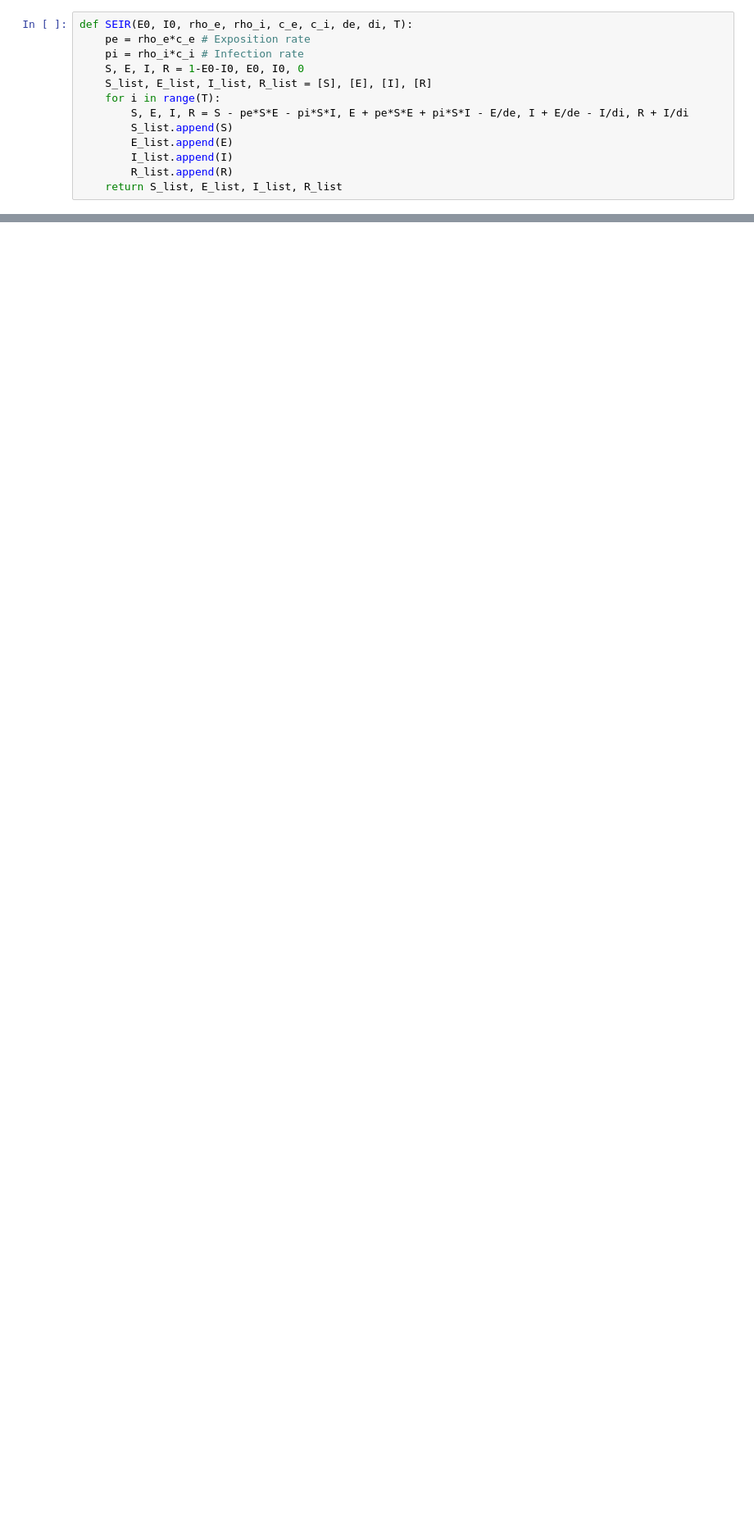
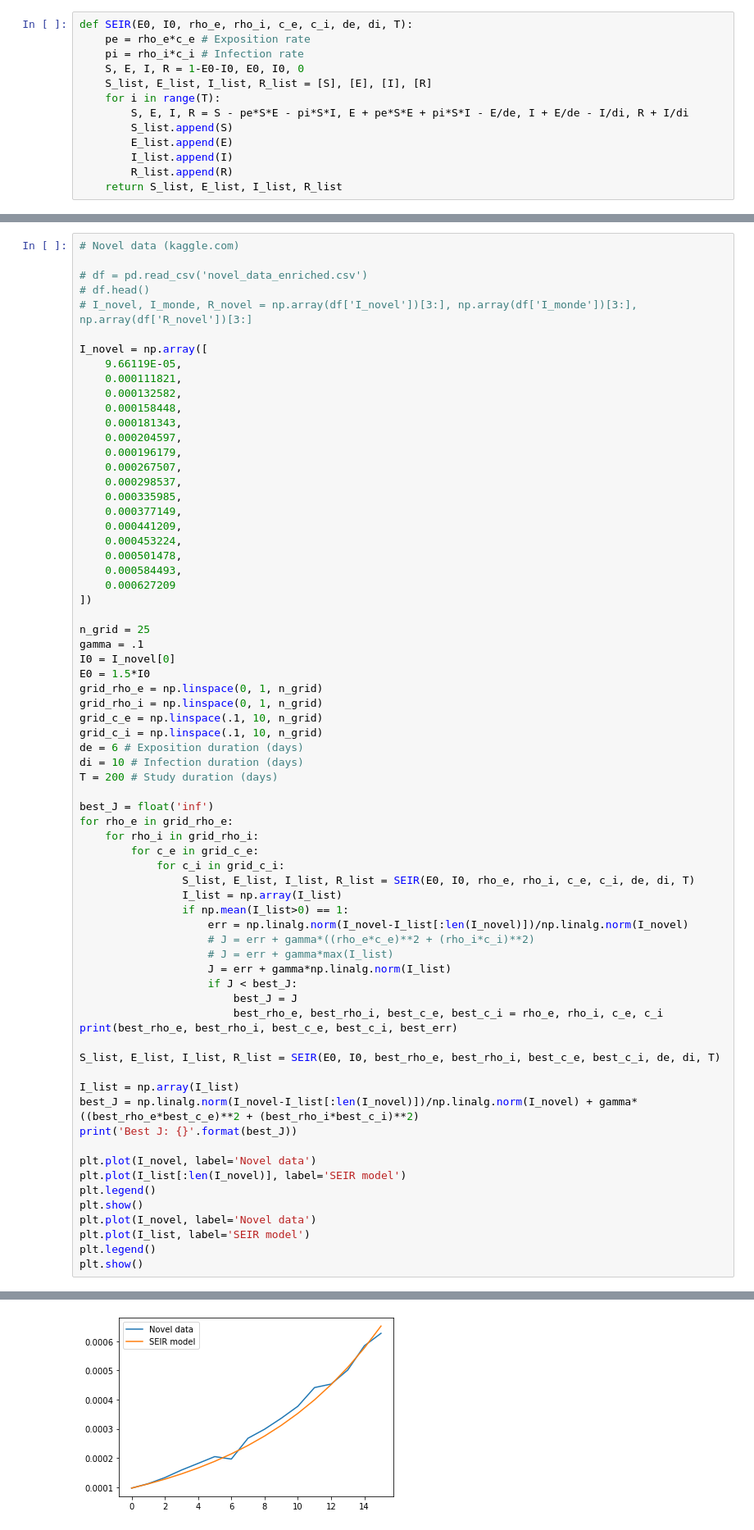
Before and after one commit to VirgileF/corona_models, a Jupyter notebook: corona_sir_seir.ipynb, the cells around one changed output, grey strips where cells are left out. Shown: that part at 82% size. Drawn from its saved outputs; the diff is of its cells as text; blank space fills up the shorter version.

```diff
--- a/corona_sir_seir.ipynb
+++ b/corona_sir_seir.ipynb
@@ -139,0 +307,70 @@ scacsdSAcscsc
+# %%
+# Novel data (kaggle.com)
+
+# df = pd.read_csv('novel_data_enriched.csv')
+# df.head()
+# I_novel, I_monde, R_novel = np.array(df['I_novel'])[3:], np.array(df['I_monde'])[3:], np.array(df['R_novel'])[3:]
+
+I_novel = np.array([
+    9.66119E-05,
+    0.000111821,
+    0.000132582,
+    0.000158448,
+    0.000181343,
+    0.000204597,
+    0.000196179,
+    0.000267507,
+    0.000298537,
+    0.000335985,
+    0.000377149,
+    0.000441209,
+    0.000453224,
+    0.000501478,
+    0.000584493,
+    0.000627209
+])
+
+n_grid = 25
+gamma = .1
+I0 = I_novel[0]
+E0 = 1.5*I0
+grid_rho_e = np.linspace(0, 1, n_grid)
+grid_rho_i = np.linspace(0, 1, n_grid)
+grid_c_e = np.linspace(.1, 10, n_grid)
+grid_c_i = np.linspace(.1, 10, n_grid)
+de = 6 # Exposition duration (days)
+di = 10 # Infection duration (days)
+T = 200 # Study duration (days)
+
+best_J = float('inf')
+for rho_e in grid_rho_e:
+    for rho_i in grid_rho_i:
+        for c_e in grid_c_e:
+            for c_i in grid_c_i:
+                S_list, E_list, I_list, R_list = SEIR(E0, I0, rho_e, rho_i, c_e, c_i, de, di, T)
+                I_list = np.array(I_list)
+                if np.mean(I_list>0) == 1:
+                    err = np.linalg.norm(I_novel-I_list[:len(I_novel)])/np.linalg.norm(I_novel)
+                    # J = err + gamma*((rho_e*c_e)**2 + (rho_i*c_i)**2)
+                    # J = err + gamma*max(I_list)
+                    J = err + gamma*np.linalg.norm(I_list)
+                    if J < best_J:
+                        best_J = J
+                        best_rho_e, best_rho_i, best_c_e, best_c_i = rho_e, rho_i, c_e, c_i
+print(best_rho_e, best_rho_i, best_c_e, best_c_i, best_err)
+
+S_list, E_list, I_list, R_list = SEIR(E0, I0, best_rho_e, best_rho_i, best_c_e, best_c_i, de, di, T)
+
+I_list = np.array(I_list)
+best_J = np.linalg.norm(I_novel-I_list[:len(I_novel)])/np.linalg.norm(I_novel) + gamma*((best_rho_e*best_c_e)**2 + (best_rho_i*best_c_i)**2)
+print('Best J: {}'.format(best_J))
+
+plt.plot(I_novel, label='Novel data')
+plt.plot(I_list[:len(I_novel)], label='SEIR model')
+plt.legend()
+plt.show()
+plt.plot(I_novel, label='Novel data')
+plt.plot(I_list, label='SEIR model')
+plt.legend()
+plt.show()
+# %% [output]
@@ -139,0 +379 @@ scacsdSAcscsc
+[figure, added]
```
Also changed, not shown: parts of 12 cells of this notebook, 12 other files.
